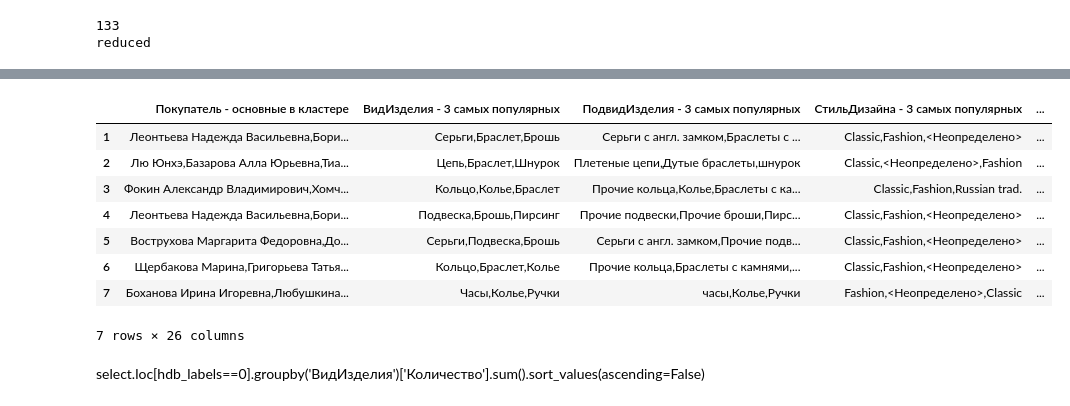
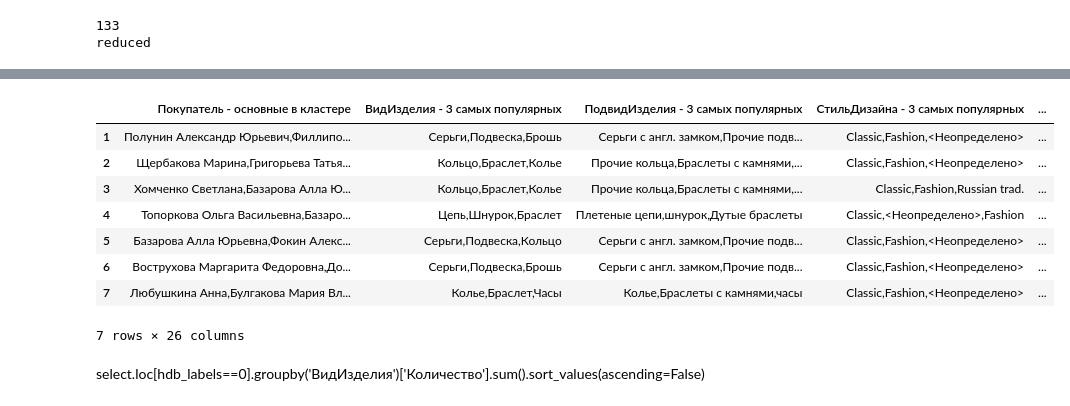
Before and after one commit to sergeybelov/magic, a Jupyter notebook: Кластеризация покупателей MiniBatchKMeans с силуэтом.ipynb, the cells around one changed output, grey strips where cells are left out. Cells and saved outputs as stored; diff of their text form; code cells hidden in the pictures.

```diff
--- a/Кластеризация покупателей MiniBatchKMeans с силуэтом.ipynb
+++ b/Кластеризация покупателей MiniBatchKMeans с силуэтом.ipynb
@@ -37,7 +37,7 @@ customers_name=list(sales_sum.index)
 del sales_sum
 
 #делаем выборку
-select=df.loc[(df['Покупатель'].isin(customers_name))&(df['Дата']>=(dt.datetime(2015,1,1))),['Покупатель','ПокупательПол','ПокупательДатаРождения','ВидИзделия','ПодвидИзделия','СтильДизайна','ВидДизайна','ОсновнойКамень','ГруппаТовара','Коллекция','ЦветМеталла','ТоварСреднийВес','Размер','Вес','Количество','Сумма','Дата','ПокупательОтказОтСМС']]
+select=df.loc[(df['Покупатель'].isin(customers_name))&(df['Дата']>=(dt.datetime(2016,1,7))),['Покупатель','ПокупательПол','ПокупательДатаРождения','ВидИзделия','ПодвидИзделия','СтильДизайна','ВидДизайна','ОсновнойКамень','ГруппаТовара','Коллекция','ЦветМеталла','ТоварСреднийВес','Размер','Вес','Количество','Сумма','Дата','ПокупательОтказОтСМС']]
 del customers_name
 del df
 
@@ -235,7 +224,7 @@ comma=','
 clusters_data=pd.DataFrame(columns=select.columns)
 
 for cl in range(hdb.cluster_centers_.shape[0]):
-    tsel=select.loc[hdb.labels_==cl]#выборка по кластеру
+    tsel=tsel=select.loc[hdb.labels_==cl]#выборка по кластеру
     sel=tsel.describe(include='all')
     clust_info=sel.loc[['top','mean']]
 
@@ -297,40 +286,40 @@ for cl in range(hdb.cluster_centers_.shape[0]):
     sales_count_sum=tsel.groupby('Покупатель')['Сумма'].sum()
     clusters_data.loc[cl+1,'Средний чек']=(sales_count_sum/sales_count).mean()
     clusters_data.loc[cl+1,'Цена изделия средняя']=sel.loc['50%','Сумма']
 
     clusters_data.loc[cl+1,'Размер среднее']=clusters_data.loc[cl+1,'Размер']
     clusters_data.loc[cl+1,'Вес среднее']=clusters_data.loc[cl+1,'Вес']
 
 
 clusters_data.drop(['ПокупательГодРождения','Количество','ПокупательОтказОтСМС','ПокупательПол','Сумма','ТоварСреднийВес','Размер','Вес','Дата'],axis=1,inplace=True)
 #clusters_data.sort_values('Уникальных покупателей в кластере',inplace=True, ascending=False)
 
 #clusters_data=clusters_data.reset_index()
 #clusters_data.drop('index', axis=1, inplace=True)
 clusters_data.index = range(1,clusters_data.shape[0]+1)
 
 for col in cat_lbls:
     if col=='Покупатель':
         clusters_data=clusters_data.rename(columns={col: col+' - основные в кластере'})
     else:
         clusters_data=clusters_data.rename(columns={col: col+' - 3 самых популярных'})
 
 
 
 writer = pd.ExcelWriter('Кластера по продажам.xlsx')
 clusters_data.to_excel(writer,'Sheet1',index_label='№ кластера')
 writer.save()
 
 clusters_data
 # %% [output]
 |  | Покупатель - основные в кластере | ВидИзделия - 3 самых популярных | ПодвидИзделия - 3 самых популярных | СтильДизайна - 3 самых популярных | ... |
-| 1 | Леонтьева Надежда Васильевна,Бори... | Серьги,Браслет,Брошь | Серьги с англ. замком,Браслеты с ... | Classic,Fashion,<Неопределено> | ... |
-| 2 | Лю Юнхэ,Базарова Алла Юрьевна,Тиа... | Цепь,Браслет,Шнурок | Плетеные цепи,Дутые браслеты,шнурок | Classic,<Неопределено>,Fashion | ... |
-| 3 | Фокин Александр Владимирович,Хомч... | Кольцо,Колье,Браслет | Прочие кольца,Колье,Браслеты с ка... | Classic,Fashion,Russian trad. | ... |
-| 4 | Леонтьева Надежда Васильевна,Бори... | Подвеска,Брошь,Пирсинг | Прочие подвески,Прочие броши,Пирс... | Classic,Fashion,<Неопределено> | ... |
-| 5 | Вострухова Маргарита Федоровна,До... | Серьги,Подвеска,Брошь | Серьги с англ. замком,Прочие подв... | Classic,Fashion,<Неопределено> | ... |
-| 6 | Щербакова Марина,Григорьева Татья... | Кольцо,Браслет,Колье | Прочие кольца,Браслеты с камнями,... | Classic,Fashion,<Неопределено> | ... |
-| 7 | Боханова Ирина Игоревна,Любушкина... | Часы,Колье,Ручки | часы,Колье,Ручки | Fashion,<Неопределено>,Classic | ... |
+| 1 | Полунин Александр Юрьевич,Филлипо... | Серьги,Подвеска,Брошь | Серьги с англ. замком,Прочие подв... | Classic,Fashion,<Неопределено> | ... |
+| 2 | Щербакова Марина,Григорьева Татья... | Кольцо,Браслет,Колье | Прочие кольца,Браслеты с камнями,... | Classic,Fashion,<Неопределено> | ... |
+| 3 | Хомченко Светлана,Базарова Алла Ю... | Кольцо,Браслет,Колье | Прочие кольца,Браслеты с камнями,... | Classic,Fashion,Russian trad. | ... |
+| 4 | Топоркова Ольга Васильевна,Базаро... | Цепь,Шнурок,Браслет | Плетеные цепи,шнурок,Дутые браслеты | Classic,<Неопределено>,Fashion | ... |
+| 5 | Базарова Алла Юрьевна,Фокин Алекс... | Серьги,Подвеска,Кольцо | Серьги с англ. замком,Прочие подв... | Classic,Fashion,<Неопределено> | ... |
+| 6 | Вострухова Маргарита Федоровна,До... | Серьги,Подвеска,Брошь | Серьги с англ. замком,Прочие подв... | Classic,Fashion,<Неопределено> | ... |
+| 7 | Любушкина Анна,Булгакова Мария Вл... | Колье,Браслет,Часы | Колье,Браслеты с камнями,часы | Classic,Fashion,<Неопределено> | ... |
 7 rows × 26 columns
 # %% [markdown]
 select.loc[hdb_labels==0].groupby('ВидИзделия')['Количество'].sum().sort_values(ascending=False)
```
Also changed, not shown: parts of 7 cells of this notebook, 4 other files.
